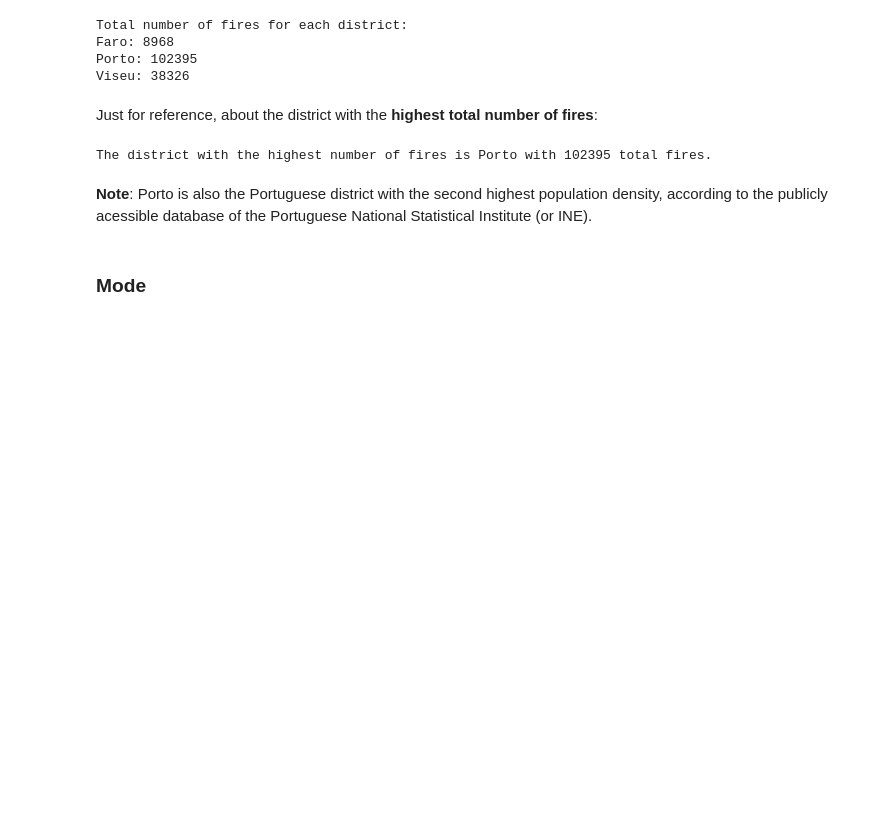
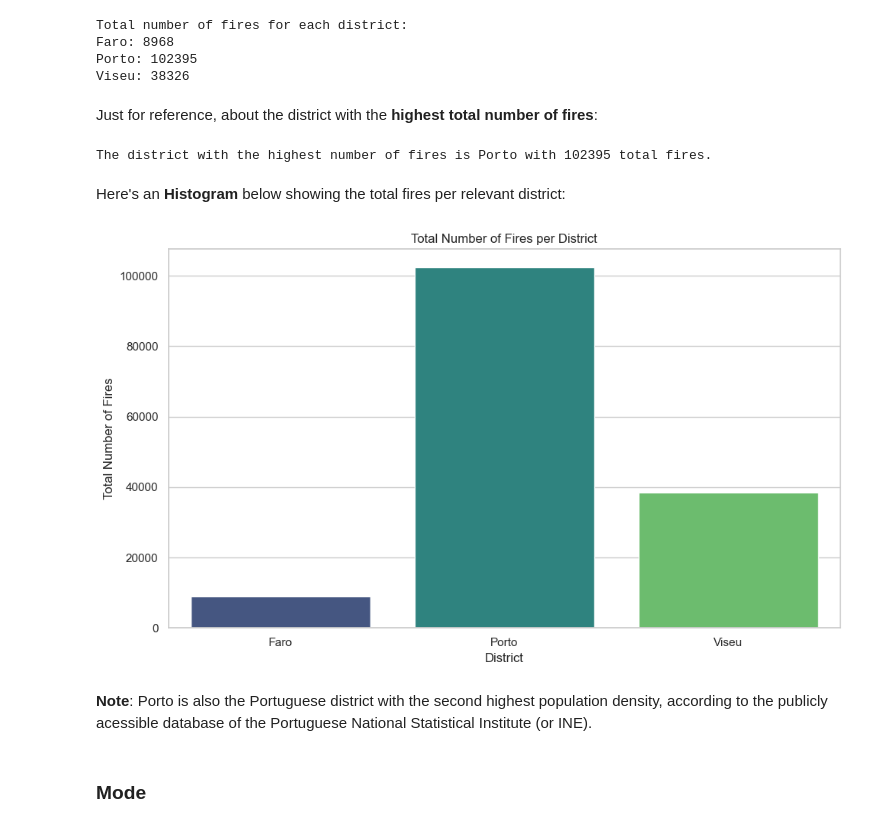
Before and after one commit to brunomfernandes45/fced_stats_project, a Jupyter notebook: phase2_exploration_visualization.ipynb, the cells around one changed output. Cells and saved outputs as stored; diff of their text form; code cells hidden in the pictures; blank space fills up the shorter version.

```diff
--- a/phase2_exploration_visualization.ipynb
+++ b/phase2_exploration_visualization.ipynb
@@ -105,6 +105,33 @@ max_fires_district = total_fires_per_district.loc[total_fires_per_district['Num_
 print(f"The district with the highest number of fires is {max_fires_district['Distrito']} with {max_fires_district['Num_IncendiosRurais']} total fires.")
 # %% [output]
 The district with the highest number of fires is Porto with 102395 total fires.
+# %% [markdown]
+Here's an <strong>Histogram</strong> below showing the total fires per relevant district:
+# %%
+#This code filters the dataset for the districts of Porto, Viseu, and Faro, calculates the total number of rural fires in each district.
+# Specify the districts of interest
+districts_of_interest = ['Porto', 'Viseu', 'Faro']
+
+# Filter and group data for total fires
+total_fires = datasets['Estatisticas_Distrito'][datasets['Estatisticas_Distrito']['Distrito'].isin(districts_of_interest)]
+total_fires_per_district = total_fires.groupby('Distrito')['Num_IncendiosRurais'].sum().reset_index()
+
+# Plotting
+plt.figure(figsize=(10, 6))
+
+# Histogram of total fires per district
+sns.barplot(data=total_fires_per_district, x='Distrito', y='Num_IncendiosRurais', palette='viridis')
+
+# Customize plot
+plt.title('Total Number of Fires per District')
+plt.xlabel('District')
+plt.ylabel('Total Number of Fires')
+
+# Show plot
+plt.tight_layout()
+plt.show()
+# %% [output]
+[figure, added]
 # %% [markdown]
 <strong>Note</strong>: Porto is also the Portuguese district with the second highest population density, according to the publicly acessible database of the Portuguese National Statistical Institute (or INE).
 # %% [markdown]
```
Also changed, not shown: parts of 8 cells of this notebook.
